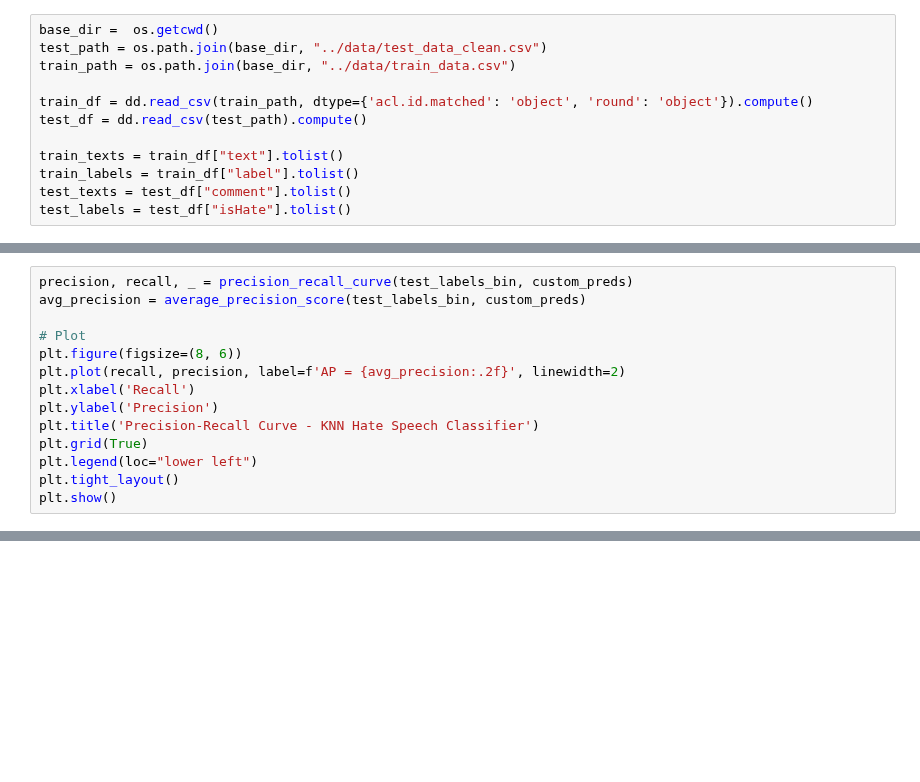
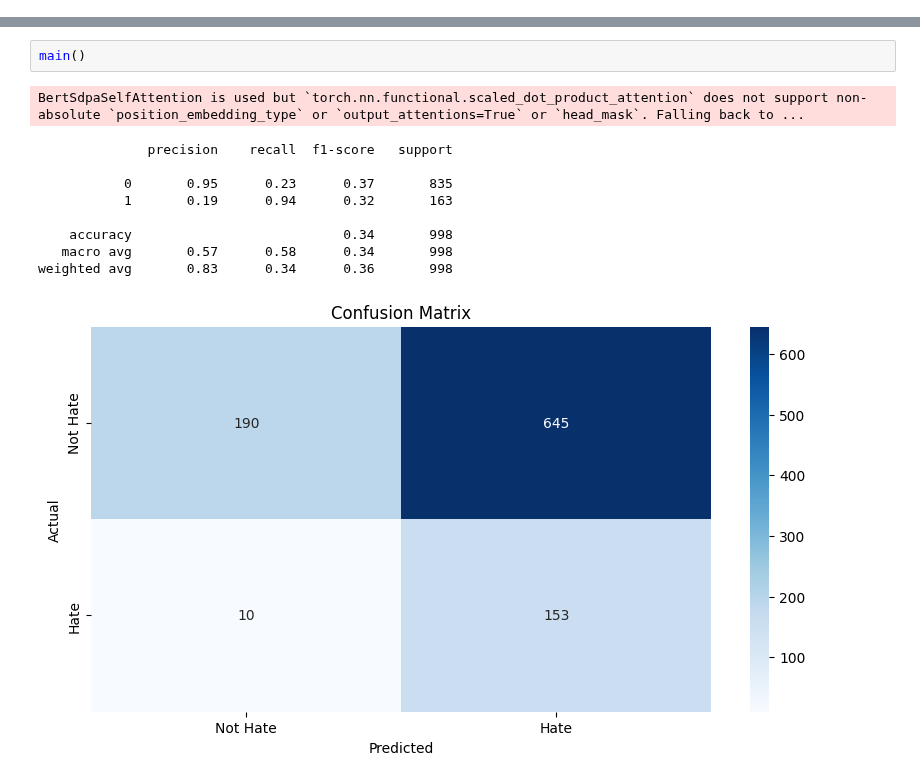
Before and after one commit to Vighnesh-Avadhanam/Hate-Speech-Classification, a Jupyter notebook: code/hateBERT_XGBoost.ipynb, the cells around one changed output, grey strips where cells are left out. Cells and saved outputs as stored; diff of their text form; blank space fills up the shorter version.

```diff
--- a/code/hateBERT_XGBoost.ipynb
+++ b/code/hateBERT_XGBoost.ipynb
@@ -134,12 +0,0 @@ class HateSpeechXGBClassifier(BaseEstimator, ClassifierMixin):
-# %%
-base_dir =  os.getcwd()
-test_path = os.path.join(base_dir, "../data/test_data_clean.csv")
-train_path = os.path.join(base_dir, "../data/train_data.csv")
-
-train_df = dd.read_csv(train_path, dtype={'acl.id.matched': 'object', 'round': 'object'}).compute()
-test_df = dd.read_csv(test_path).compute()
-
-train_texts = train_df["text"].tolist()
-train_labels = train_df["label"].tolist()
-test_texts = test_df["comment"].tolist()
-test_labels = test_df["isHate"].tolist()
@@ -228,14 +0,0 @@ best_model.plot_roc_curve(X_test_reduced, test_labels_bin)
-# %%
-precision, recall, _ = precision_recall_curve(test_labels_bin, custom_preds)
-avg_precision = average_precision_score(test_labels_bin, custom_preds)
-
-# Plot
-plt.figure(figsize=(8, 6))
-plt.plot(recall, precision, label=f'AP = {avg_precision:.2f}', linewidth=2)
-plt.xlabel('Recall')
-plt.ylabel('Precision')
-plt.title('Precision-Recall Curve - KNN Hate Speech Classifier')
-plt.grid(True)
-plt.legend(loc="lower left")
-plt.tight_layout()
-plt.show()
@@ -243,0 +167,13 @@ plt.show()
+# %%
+main()
+# %% [output]
+BertSdpaSelfAttention is used but `torch.nn.functional.scaled_dot_product_attention` does not support non-absolute `position_embedding_type` or `output_attentions=True` or `head_mask`. Falling back to ...
+              precision    recall  f1-score   support
+
+           0       0.95      0.23      0.37       835
+           1       0.19      0.94      0.32       163
+
+    accuracy                           0.34       998
+   macro avg       0.57      0.58      0.34       998
+weighted avg       0.83      0.34      0.36       998
+[figure, added]
```
Also changed, not shown: parts of 11 cells of this notebook.
